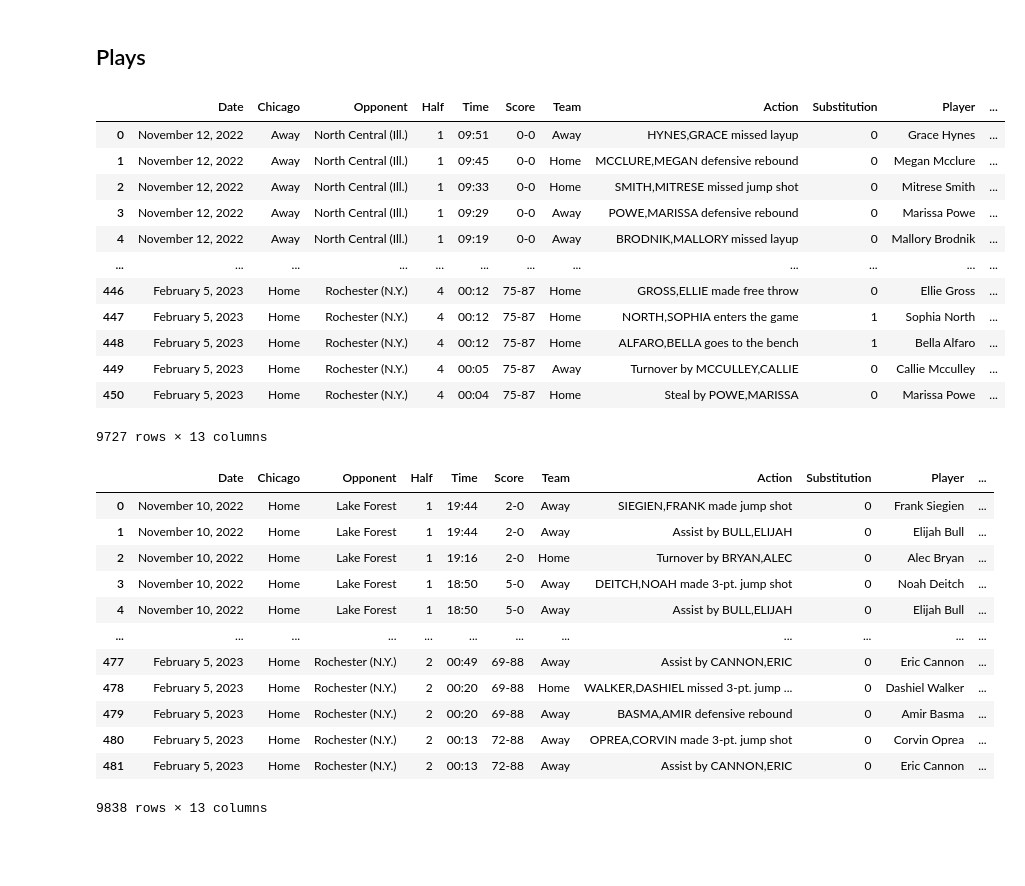
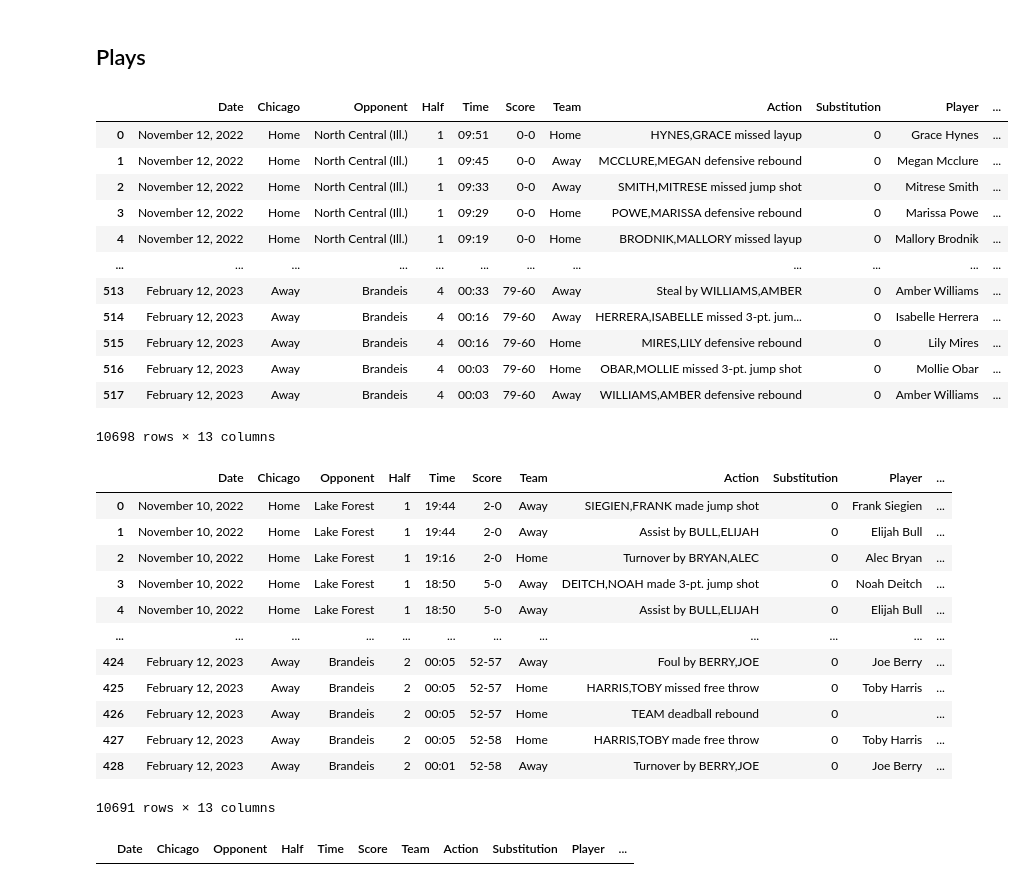
Before and after one commit to jeremydumalig/Chicago-Analytics, a Jupyter notebook: UAA Game Scraper (Reports).ipynb, the cells around one changed output. Cells and saved outputs as stored; diff of their text form; code cells hidden in the pictures; blank space fills up the shorter version.

```diff
--- a/UAA Game Scraper (Reports).ipynb
+++ b/UAA Game Scraper (Reports).ipynb
@@ -110,6 +111,18 @@ def generate_lineups(df, team, starters):
             current = "Bryce Hopkins, Eamonn Kenah, Joe Berry, Thomas Kurowski, Arrish Bhandal".split(", ")
             lineups.append( ", ".join(current) )
             continue
+        if (df.Date[x] == "February 5, 2023") and (df.Time[x] == '17:06') and (df.Half[x] == 2):
+            current = "Bryce Hopkins, Eamonn Kenah, Joe Berry, Jackson Piotrowski, Elliot Paschal".split(", ")
+            lineups.append( ", ".join(current) )
+            continue
+        if (df.Date[x] == "February 5, 2023") and (df.Time[x] == '10:13') and (df.Half[x] == 2):
+            current = "Thomas Kurowski, Bryce Hopkins, Elliot Paschal, Joe Berry, Jackson Piotrowski".split(", ")
+            lineups.append( ", ".join(current) )
+            continue
+        if (df.Date[x] == "February 12, 2023") and (df.Time[x] == '01:59') and (df.Half[x] == 3):
+            current = "Bella Alfaro, Ashley Gao, Sophia North, Marissa Powe, Grace Hynes".split(", ")
+            lineups.append( ", ".join(current) )
+            continue
 
         action = df.Action[x]
         if (df.Half[x] == 3) and df.Half[x-1] == 2: # DIFFERENT FOR TEAMS
@@ -359,7 +372,7 @@ w_season = "https://athletics.uchicago.edu/sports/wbkb/2022-23/schedule"
 # season.to_csv("season_plays23.csv")
 # %%
 def single_scraper(url):
-    driver = webdriver.Chrome(ChromeDriverManager().install())
+    driver = webdriver.Chrome(service=Service(ChromeDriverManager().install()))
     df = game_scraper(driver, url)
     driver.quit()
 
@@ -370,8 +383,8 @@ def time_to_seconds(time):
 # %% [markdown]
 ## Overview
 # %%
-away_or_home = "Home"
-url = "https://athletics.uchicago.edu/sports/mbkb/2022-23/boxscores/20230205_h2o1.xml?view=boxscore"
+away_or_home = "Away"
+url = "https://athletics.uchicago.edu/sports/wbkb/2022-23/boxscores/20230212_kr26.xml?view=plays"
 
 df = single_scraper(url)
 # %% [output]
@@ -438,50 +451,50 @@ season.drop_duplicates().to_csv("season_overview23.csv")
 # %%
 # WBB
 game = df[0]
 
 current = 1
 quarters = [1]
 for i in range(1, len(game)):
     if time_to_seconds(game.Time.values[i]) > time_to_seconds(game.Time.values[i-1]):
         current += 1
     quarters.append(current)
 
 game['Half'] = quarters
 
 season_plays = pd.read_csv("w_season_plays23.csv").iloc[:, 1:]
-season_plays = season_plays[(season_plays.Game != 20)]
+season_plays = season_plays[(season_plays.Game != 22)]
 season_plays = pd.concat([season_plays, game])
 
 current = 1
 games = [1]
 for i in range(1, len(season_plays)):
     if season_plays.Date.values[i] != season_plays.Date.values[i-1]:
         current +=1
     games.append(current)
 
 season_plays['Game'] = games
 
 season_plays
 # %% [output]
 |  | Date | Chicago | Opponent | Half | Time | Score | Team | Action | Substitution | Player | ... |
-| 0 | November 12, 2022 | Away | North Central (Ill.) | 1 | 09:51 | 0-0 | Away | HYNES,GRACE missed layup | 0 | Grace Hynes | ... |
-| 1 | November 12, 2022 | Away | North Central (Ill.) | 1 | 09:45 | 0-0 | Home | MCCLURE,MEGAN defensive rebound | 0 | Megan Mcclure | ... |
-| 2 | November 12, 2022 | Away | North Central (Ill.) | 1 | 09:33 | 0-0 | Home | SMITH,MITRESE missed jump shot | 0 | Mitrese Smith | ... |
-| 3 | November 12, 2022 | Away | North Central (Ill.) | 1 | 09:29 | 0-0 | Away | POWE,MARISSA defensive rebound | 0 | Marissa Powe | ... |
-| 4 | November 12, 2022 | Away | North Central (Ill.) | 1 | 09:19 | 0-0 | Away | BRODNIK,MALLORY missed layup | 0 | Mallory Brodnik | ... |
+| 0 | November 12, 2022 | Home | North Central (Ill.) | 1 | 09:51 | 0-0 | Home | HYNES,GRACE missed layup | 0 | Grace Hynes | ... |
+| 1 | November 12, 2022 | Home | North Central (Ill.) | 1 | 09:45 | 0-0 | Away | MCCLURE,MEGAN defensive rebound | 0 | Megan Mcclure | ... |
+| 2 | November 12, 2022 | Home | North Central (Ill.) | 1 | 09:33 | 0-0 | Away | SMITH,MITRESE missed jump shot | 0 | Mitrese Smith | ... |
+| 3 | November 12, 2022 | Home | North Central (Ill.) | 1 | 09:29 | 0-0 | Home | POWE,MARISSA defensive rebound | 0 | Marissa Powe | ... |
+| 4 | November 12, 2022 | Home | North Central (Ill.) | 1 | 09:19 | 0-0 | Home | BRODNIK,MALLORY missed layup | 0 | Mallory Brodnik | ... |
 | ... | ... | ... | ... | ... | ... | ... | ... | ... | ... | ... | ... |
-| 446 | February 5, 2023 | Home | Rochester (N.Y.) | 4 | 00:12 | 75-87 | Home | GROSS,ELLIE made free throw | 0 | Ellie Gross | ... |
-| 447 | February 5, 2023 | Home | Rochester (N.Y.) | 4 | 00:12 | 75-87 | Home | NORTH,SOPHIA enters the game | 1 | Sophia North | ... |
-| 448 | February 5, 2023 | Home | Rochester (N.Y.) | 4 | 00:12 | 75-87 | Home | ALFARO,BELLA goes to the bench | 1 | Bella Alfaro | ... |
-| 449 | February 5, 2023 | Home | Rochester (N.Y.) | 4 | 00:05 | 75-87 | Away | Turnover by MCCULLEY,CALLIE | 0 | Callie Mcculley | ... |
-| 450 | February 5, 2023 | Home | Rochester (N.Y.) | 4 | 00:04 | 75-87 | Home | Steal by POWE,MARISSA | 0 | Marissa Powe | ... |
+| 513 | February 12, 2023 | Away | Brandeis | 4 | 00:33 | 79-60 | Away | Steal by WILLIAMS,AMBER | 0 | Amber Williams | ... |
+| 514 | February 12, 2023 | Away | Brandeis | 4 | 00:16 | 79-60 | Away | HERRERA,ISABELLE missed 3-pt. jum... | 0 | Isabelle Herrera | ... |
+| 515 | February 12, 2023 | Away | Brandeis | 4 | 00:16 | 79-60 | Home | MIRES,LILY defensive rebound | 0 | Lily Mires | ... |
+| 516 | February 12, 2023 | Away | Brandeis | 4 | 00:03 | 79-60 | Home | OBAR,MOLLIE missed 3-pt. jump shot | 0 | Mollie Obar | ... |
+| 517 | February 12, 2023 | Away | Brandeis | 4 | 00:03 | 79-60 | Away | WILLIAMS,AMBER defensive rebound | 0 | Amber Williams | ... |
-9727 rows × 13 columns
+10698 rows × 13 columns
 # %%
 season_plays.to_csv("w_season_plays23.csv")
 # %%
 # MBB
 season_plays = pd.read_csv("season_plays23.csv")
-season_plays = season_plays[(season_plays.Date != "February 5, 2023")]
+# season_plays = season_plays[(season_plays.Date != "February 5, 2023")]
 
 season_plays = pd.concat([season_plays, df[0]])
 
@@ -505,11 +518,18 @@ season_plays
 | 3 | November 10, 2022 | Home | Lake Forest | 1 | 18:50 | 5-0 | Away | DEITCH,NOAH made 3-pt. jump shot | 0 | Noah Deitch | ... |
 | 4 | November 10, 2022 | Home | Lake Forest | 1 | 18:50 | 5-0 | Away | Assist by BULL,ELIJAH | 0 | Elijah Bull | ... |
 | ... | ... | ... | ... | ... | ... | ... | ... | ... | ... | ... | ... |
-| 477 | February 5, 2023 | Home | Rochester (N.Y.) | 2 | 00:49 | 69-88 | Away | Assist by CANNON,ERIC | 0 | Eric Cannon | ... |
-| 478 | February 5, 2023 | Home | Rochester (N.Y.) | 2 | 00:20 | 69-88 | Home | WALKER,DASHIEL missed 3-pt. jump ... | 0 | Dashiel Walker | ... |
-| 479 | February 5, 2023 | Home | Rochester (N.Y.) | 2 | 00:20 | 69-88 | Away | BASMA,AMIR defensive rebound | 0 | Amir Basma | ... |
-| 480 | February 5, 2023 | Home | Rochester (N.Y.) | 2 | 00:13 | 72-88 | Away | OPREA,CORVIN made 3-pt. jump shot | 0 | Corvin Oprea | ... |
-| 481 | February 5, 2023 | Home | Rochester (N.Y.) | 2 | 00:13 | 72-88 | Away | Assist by CANNON,ERIC | 0 | Eric Cannon | ... |
+| 424 | February 12, 2023 | Away | Brandeis | 2 | 00:05 | 52-57 | Away | Foul by BERRY,JOE | 0 | Joe Berry | ... |
+| 425 | February 12, 2023 | Away | Brandeis | 2 | 00:05 | 52-57 | Home | HARRIS,TOBY missed free throw | 0 | Toby Harris | ... |
+| 426 | February 12, 2023 | Away | Brandeis | 2 | 00:05 | 52-57 | Home | TEAM deadball rebound | 0 |  | ... |
+| 427 | February 12, 2023 | Away | Brandeis | 2 | 00:05 | 52-58 | Home | HARRIS,TOBY made free throw | 0 | Toby Harris | ... |
+| 428 | February 12, 2023 | Away | Brandeis | 2 | 00:01 | 52-58 | Away | Turnover by BERRY,JOE | 0 | Joe Berry | ... |
-9838 rows × 13 columns
+10691 rows × 13 columns
 # %%
 season_plays.drop_duplicates().to_csv("season_plays23.csv")
+# %%
+new = season_plays[(season_plays.Date == "February 12, 2023")]
+new['length'] = new.Lineup.apply(lambda i : len(i.split(", ")))
+
+display(new[(new.length != 5) & (new.Substitution == 0)])
+# %% [output]
+|  | Date | Chicago | Opponent | Half | Time | Score | Team | Action | Substitution | Player | ... |
```
Also changed, not shown: parts of 4 cells of this notebook, 38 other files.
